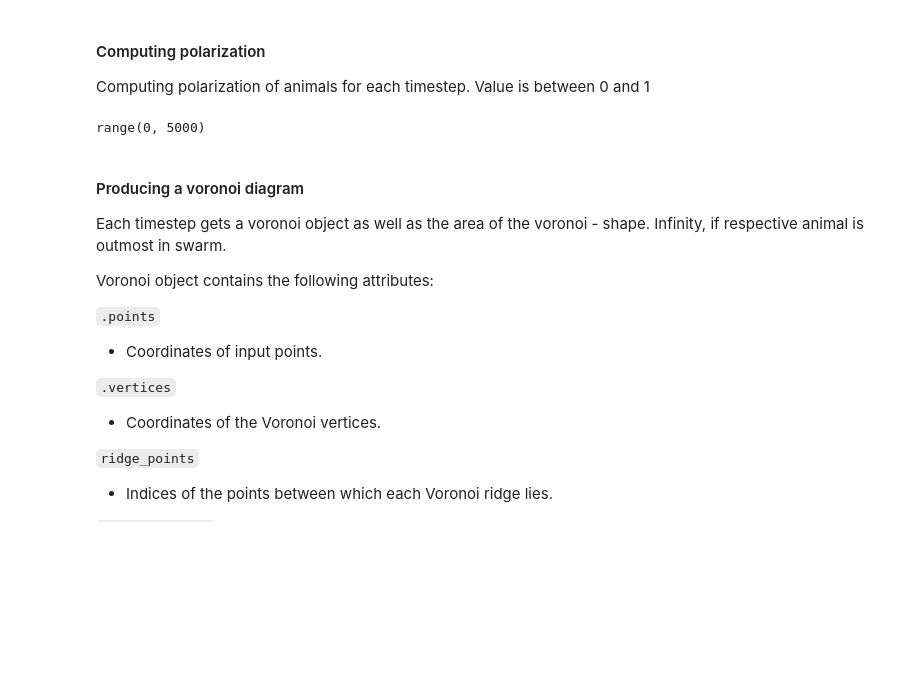
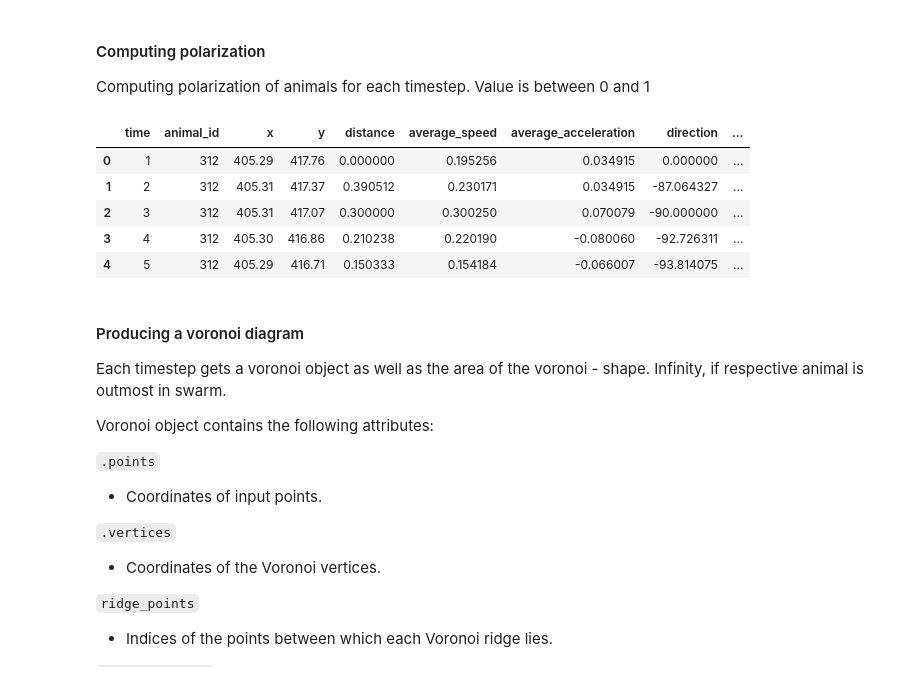
Before and after one commit to dbvis-ukon/movekit, a Jupyter notebook: examples/clustering examples.ipynb, the cells around one changed output. Drawn from its saved outputs; the diff is of its cells as text; code cells hidden in the pictures; blank space fills up the shorter version.

```diff
--- a/examples/clustering examples.ipynb
+++ b/examples/clustering examples.ipynb
@@ -240,13 +209,15 @@ mkit.get_heading_difference(feats).head(13)
 # %% [markdown]
 #### Computing polarization
 Computing polarization of animals for each timestep. Value is between 0 and 1
-# %%
-range(len(pol.index.values.tolist()))
-# %% [output]
-range(0, 5000)
 # %%
-pol =
-mkit.compute_polarization(feats)
+mkit.compute_polarization(feats).head()
+# %% [output]
+|  | time | animal_id | x | y | distance | average_speed | average_acceleration | direction | ... |
+| 0 | 1 | 312 | 405.29 | 417.76 | 0.000000 | 0.195256 | 0.034915 | 0.000000 | ... |
+| 1 | 2 | 312 | 405.31 | 417.37 | 0.390512 | 0.230171 | 0.034915 | -87.064327 | ... |
+| 2 | 3 | 312 | 405.31 | 417.07 | 0.300000 | 0.300250 | 0.070079 | -90.000000 | ... |
+| 3 | 4 | 312 | 405.30 | 416.86 | 0.210238 | 0.220190 | -0.080060 | -92.726311 | ... |
+| 4 | 5 | 312 | 405.29 | 416.71 | 0.150333 | 0.154184 | -0.066007 | -93.814075 | ... |
 # %% [markdown]
 #### Producing a voronoi diagram
 Each timestep gets a voronoi object as well as the area of the voronoi - shape. Infinity, if respective animal is outmost in swarm.
```
Also changed, not shown: parts of 25 cells of this notebook, 2 other files.
